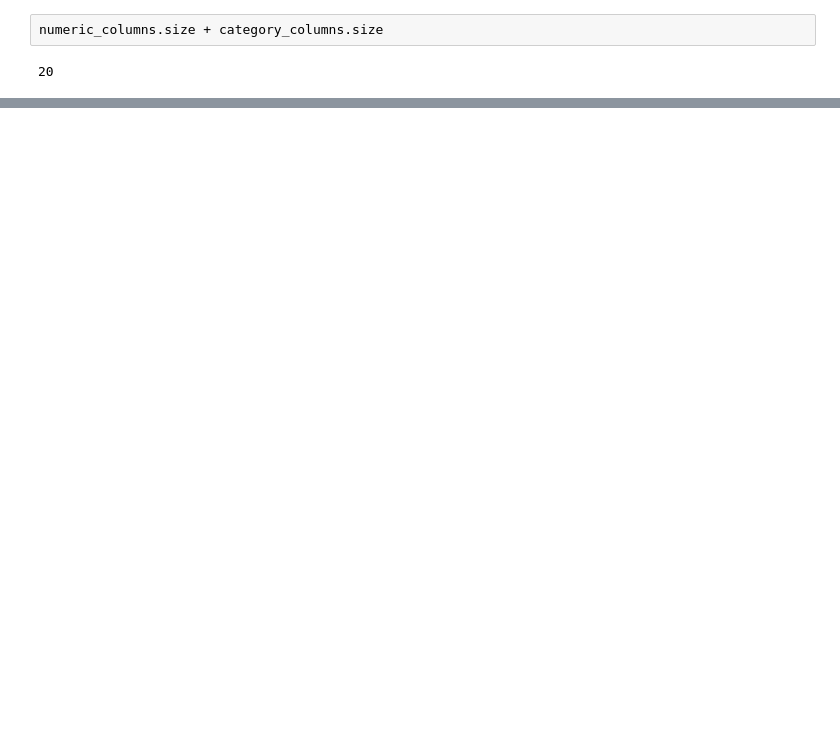
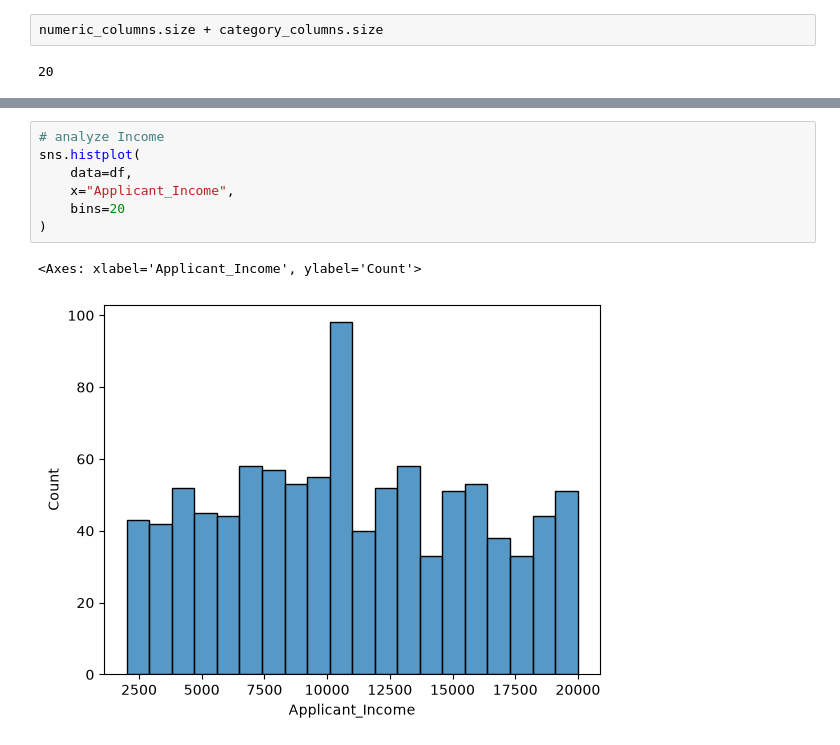
Before and after one commit to toufikansari/Loan-approval, a Jupyter notebook: Code.ipynb, the cells around one changed output, grey strips where cells are left out. Cells and saved outputs as stored; diff of their text form; blank space fills up the shorter version.

```diff
--- a/Code.ipynb
+++ b/Code.ipynb
@@ -94,0 +93,10 @@ dtype: int64
+# %%
+# analyze Income
+sns.histplot(
+    data=df,
+    x="Applicant_Income",
+    bins=20
+)
+# %% [output]
+<Axes: xlabel='Applicant_Income', ylabel='Count'>
+[figure, added]
```
Also changed, not shown: parts of 26 cells of this notebook.
